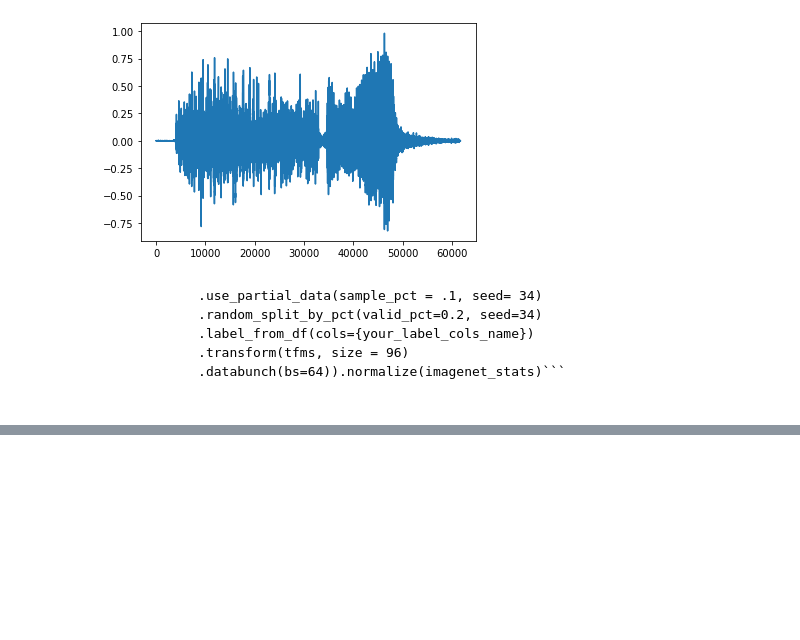
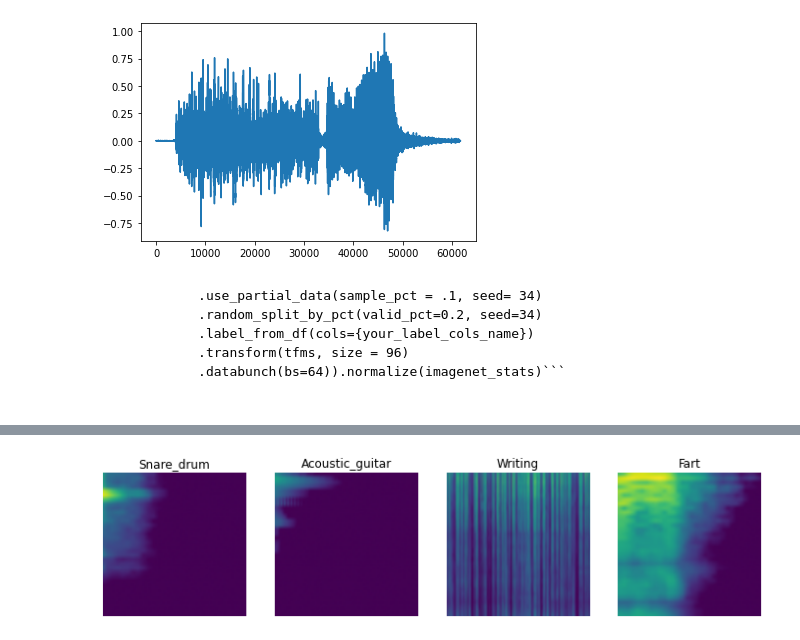
Before and after one commit to oyvindgrutle/DAT255-project, a Jupyter notebook: nbs/Downloading-and-Exploration.ipynb, the cells around one changed output, grey strips where cells are left out. Drawn from its saved outputs; the diff is of its cells as text; code cells hidden in the pictures; blank space fills up the shorter version.

```diff
--- a/nbs/Downloading-and-Exploration.ipynb
+++ b/nbs/Downloading-and-Exploration.ipynb
@@ -100,0 +172,3 @@ plt.plot(x)
+# %%
+dst_path = DATA/'free-sound/train'
+dst_path.ls()
@@ -100,0 +193,7 @@ plt.plot(x)
+# %%
+dblock = DataBlock(blocks=(ImageBlock, CategoryBlock),
+get_items=get_image_files,
+splitter=RandomSplitter(),
+get_y=parent_label,
+item_tfms=RandomResizedCrop(128, min_scale=0.35),
+batch_tfms= [*aug_transforms(size=224, max_warp=0)])
@@ -100,0 +209,2 @@ plt.plot(x)
+# %%
+dls = dblock.dataloaders(dst_path)
@@ -100,0 +231,6 @@ plt.plot(x)
+# %%
+
+
+dls.valid.show_batch(max_n=4, nrows=1)
+# %% [output]
+[figure, added]
```
Also changed, not shown: parts of 22 cells of this notebook, 1 other file.
